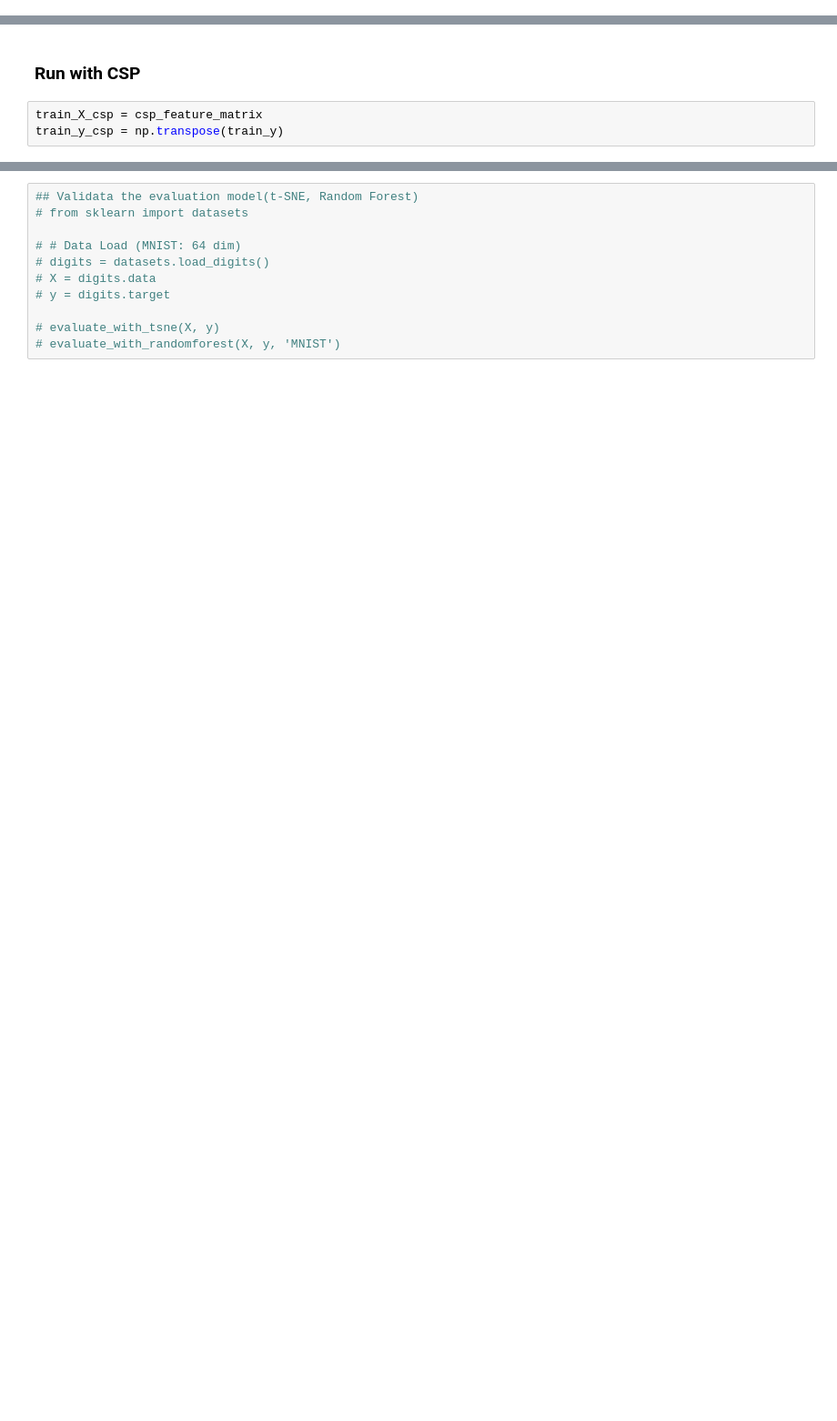
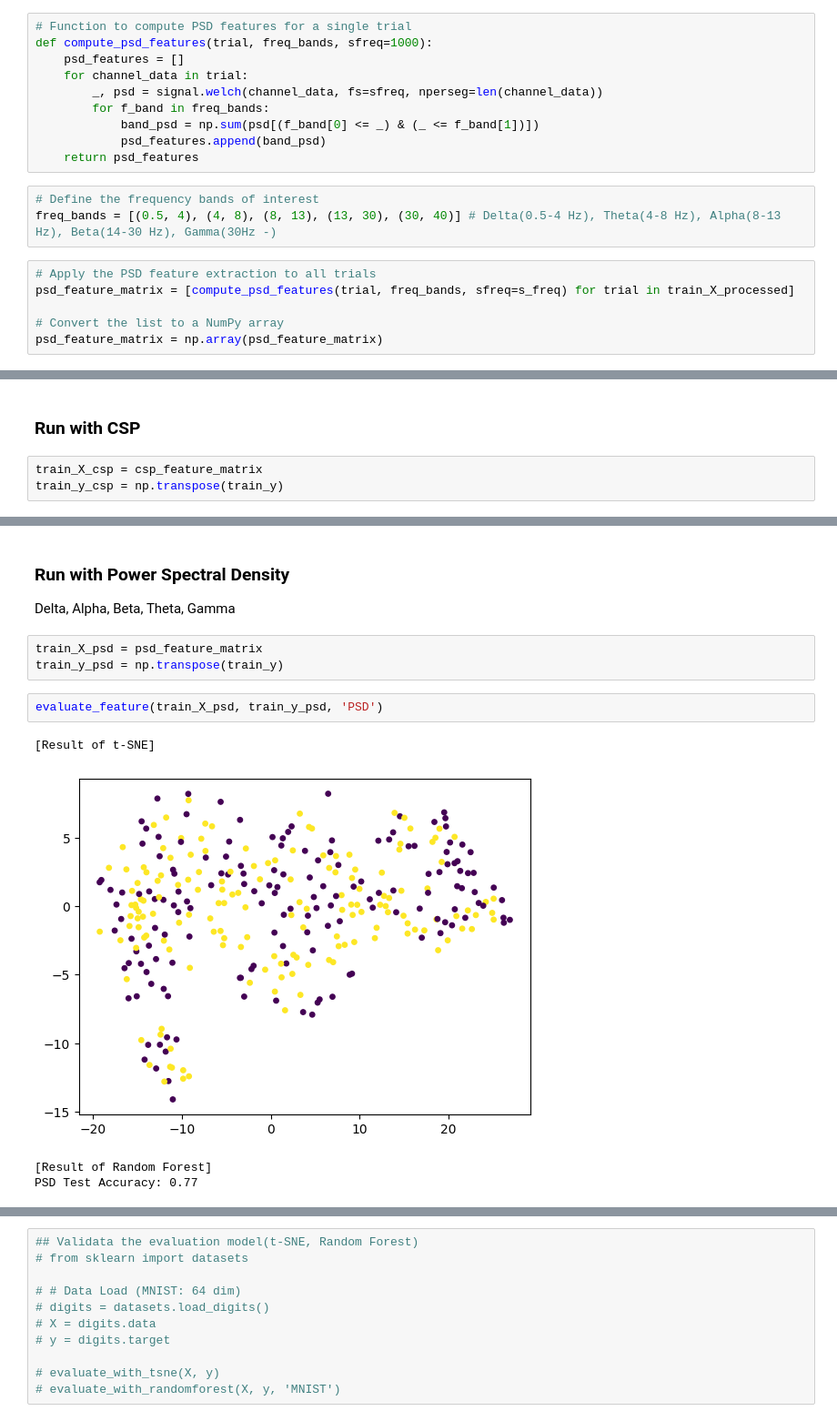
Before and after one commit to seohyunseo/EEG-signal-processing, a Jupyter notebook: eeg_data_analysis_v2.ipynb, the cells around one changed output, grey strips where cells are left out. Shown at 91% size. Saved outputs shown, nothing was run; the diff lists cells and outputs as text; blank space fills up the shorter version.

```diff
--- a/eeg_data_analysis_v2.ipynb
+++ b/eeg_data_analysis_v2.ipynb
@@ -250,0 +265,19 @@ Done.
+# %%
+# Function to compute PSD features for a single trial
+def compute_psd_features(trial, freq_bands, sfreq=1000):
+    psd_features = []
+    for channel_data in trial:
+        _, psd = signal.welch(channel_data, fs=sfreq, nperseg=len(channel_data))
+        for f_band in freq_bands:
+            band_psd = np.sum(psd[(f_band[0] <= _) & (_ <= f_band[1])])
+            psd_features.append(band_psd)
+    return psd_features
+# %%
+# Define the frequency bands of interest
+freq_bands = [(0.5, 4), (4, 8), (8, 13), (13, 30), (30, 40)] # Delta(0.5-4 Hz), Theta(4-8 Hz), Alpha(8-13 Hz), Beta(14-30 Hz), Gamma(30Hz -)
+# %%
+# Apply the PSD feature extraction to all trials
+psd_feature_matrix = [compute_psd_features(trial, freq_bands, sfreq=s_freq) for trial in train_X_processed]
+
+# Convert the list to a NumPy array
+psd_feature_matrix = np.array(psd_feature_matrix)
@@ -370,3 +466,16 @@ CSP Test Accuracy: 0.84
 [Result of Random Forest]
 CSP Test Accuracy: 0.84
 [figure]
+# %% [markdown]
+### Run with Power Spectral Density
+Delta, Alpha, Beta, Theta, Gamma
+# %%
+train_X_psd = psd_feature_matrix
+train_y_psd = np.transpose(train_y)
+# %%
+evaluate_feature(train_X_psd, train_y_psd, 'PSD')
+# %% [output]
+[Result of t-SNE]
+[figure, added]
+[Result of Random Forest]
+PSD Test Accuracy: 0.77
```
Also changed, not shown: parts of 26 cells of this notebook, 3 other files.
